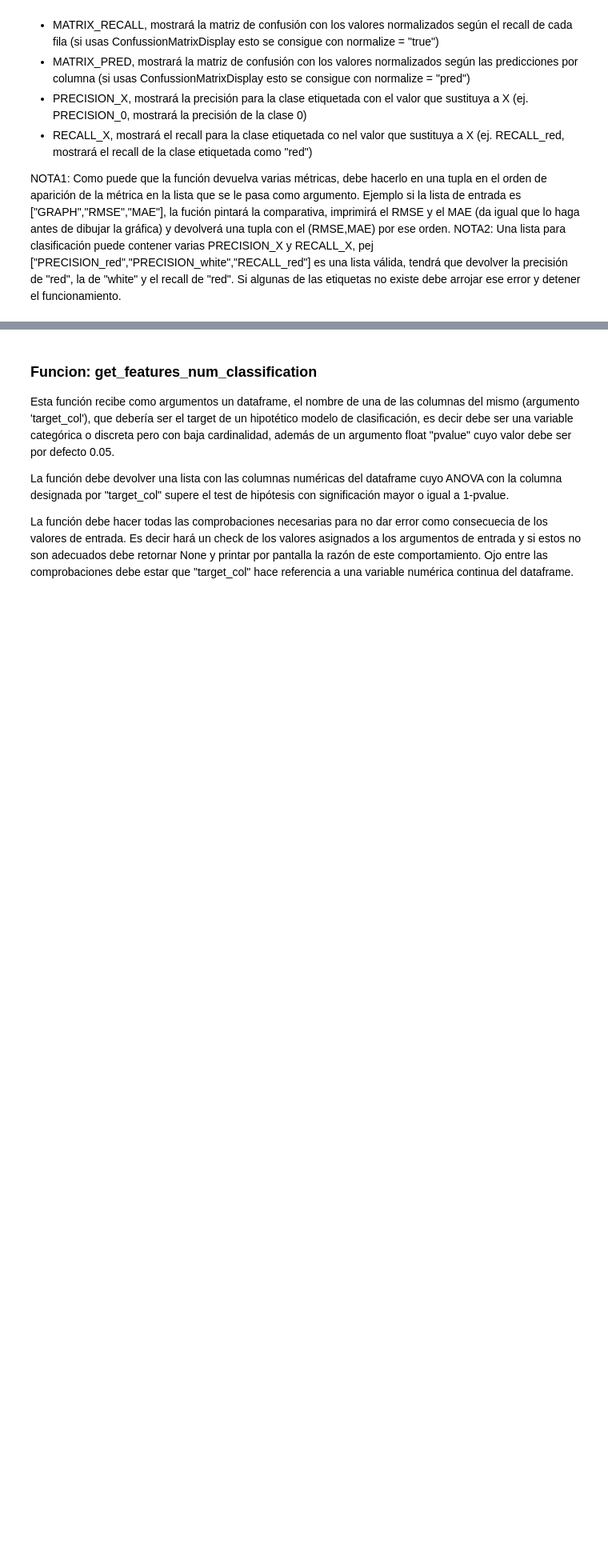
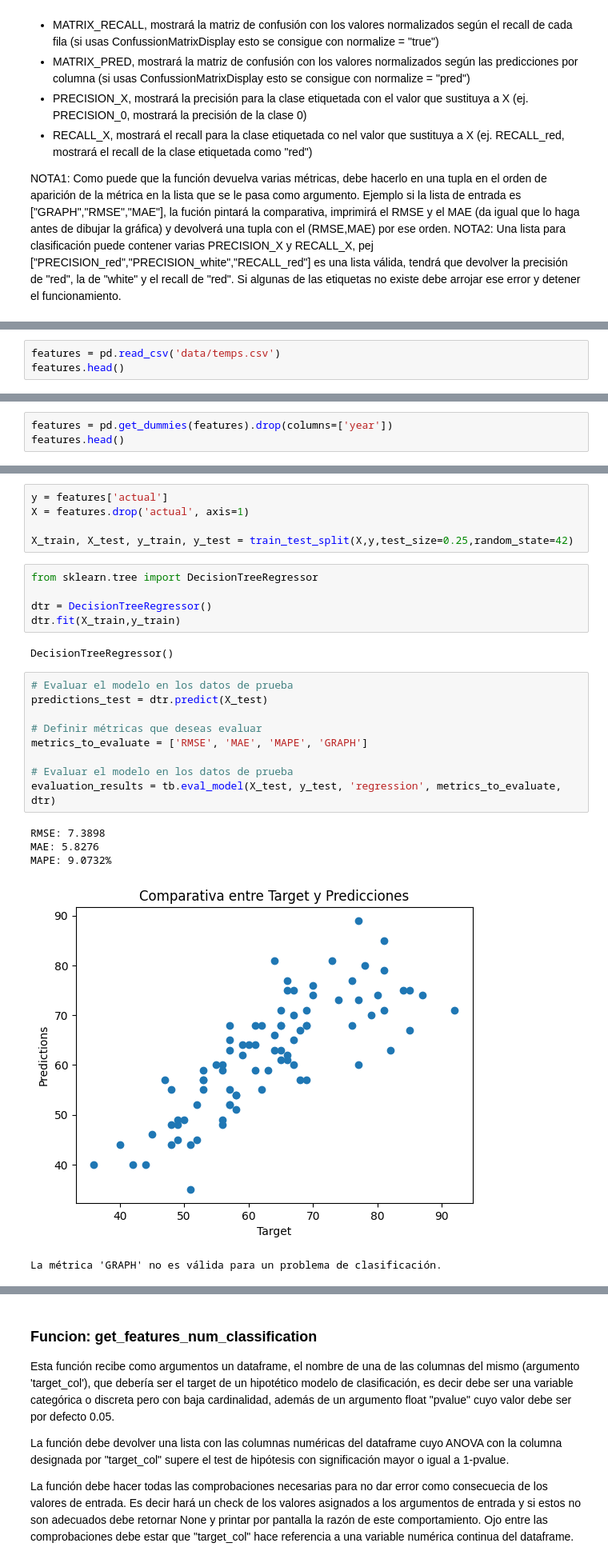
Before and after one commit to jorgegmayorgas/team_challenge_jjj, a Jupyter notebook: Team_Challenge_ToolBox_II.ipynb, the cells around one changed output, grey strips where cells are left out. Shown: that part at 80% size. Drawn from its saved outputs; the diff is of its cells as text; blank space fills up the shorter version.

```diff
--- a/Team_Challenge_ToolBox_II.ipynb
+++ b/Team_Challenge_ToolBox_II.ipynb
@@ -75,0 +92,3 @@ NOTA2: Una lista para clasificación puede contener varias PRECISION_X y RECALL_
+# %%
+features = pd.read_csv('data/temps.csv')
+features.head()
@@ -75,0 +102,3 @@ NOTA2: Una lista para clasificación puede contener varias PRECISION_X y RECALL_
+# %%
+features = pd.get_dummies(features).drop(columns=['year'])
+features.head()
@@ -75,0 +112,27 @@ NOTA2: Una lista para clasificación puede contener varias PRECISION_X y RECALL_
+# %%
+y = features['actual']
+X = features.drop('actual', axis=1)
+
+X_train, X_test, y_train, y_test = train_test_split(X,y,test_size=0.25,random_state=42)
+# %%
+from sklearn.tree import DecisionTreeRegressor
+
+dtr = DecisionTreeRegressor()
+dtr.fit(X_train,y_train)
+# %% [output]
+DecisionTreeRegressor()
+# %%
+# Evaluar el modelo en los datos de prueba
+predictions_test = dtr.predict(X_test)
+
+# Definir métricas que deseas evaluar
+metrics_to_evaluate = ['RMSE', 'MAE', 'MAPE', 'GRAPH']
+
+# Evaluar el modelo en los datos de prueba
+evaluation_results = tb.eval_model(X_test, y_test, 'regression', metrics_to_evaluate, dtr)
+# %% [output]
+RMSE: 7.3898
+MAE: 5.8276
+MAPE: 9.0732%
+[figure, added]
+La métrica 'GRAPH' no es válida para un problema de clasificación.
```
Also changed, not shown: parts of 11 cells of this notebook.
